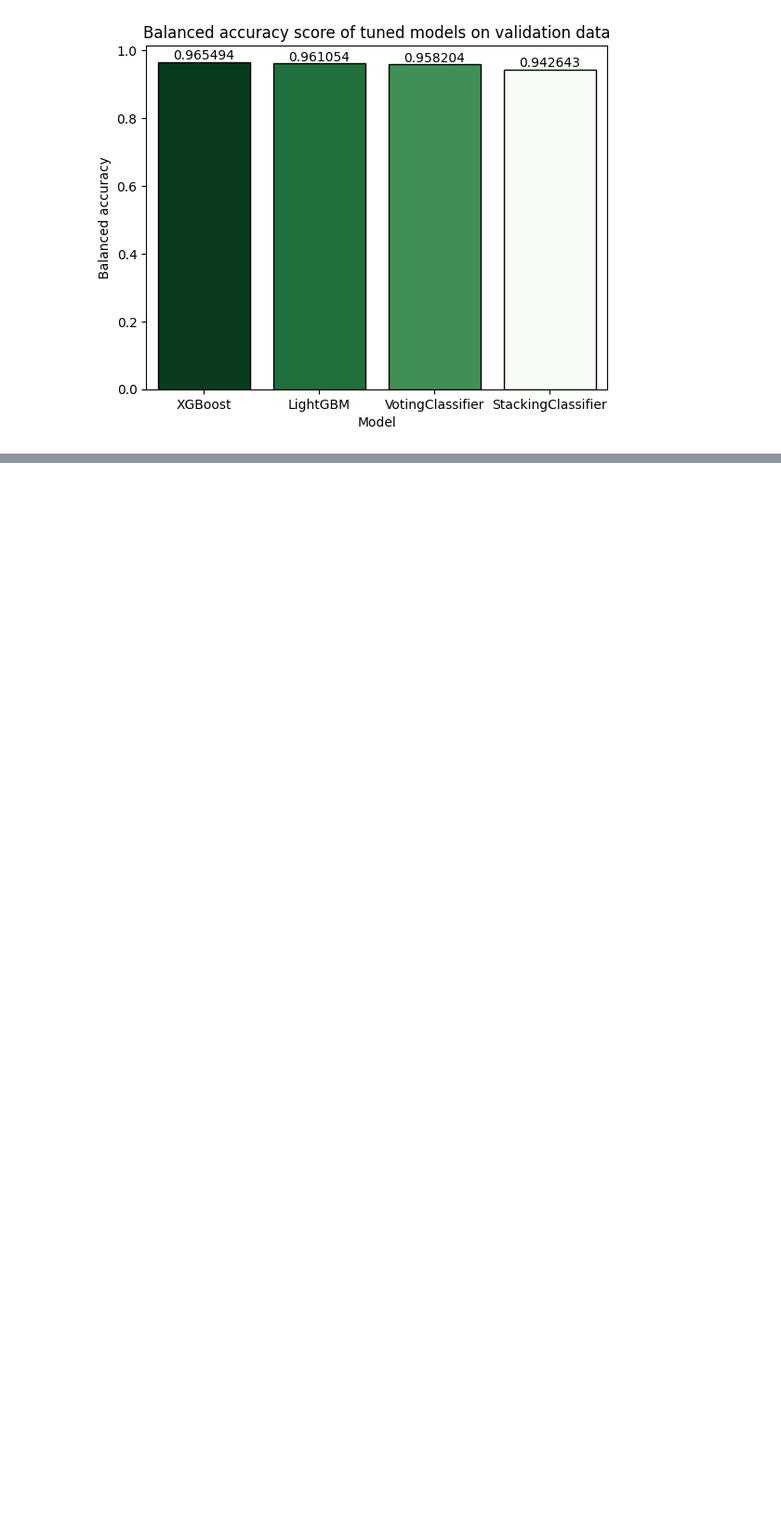
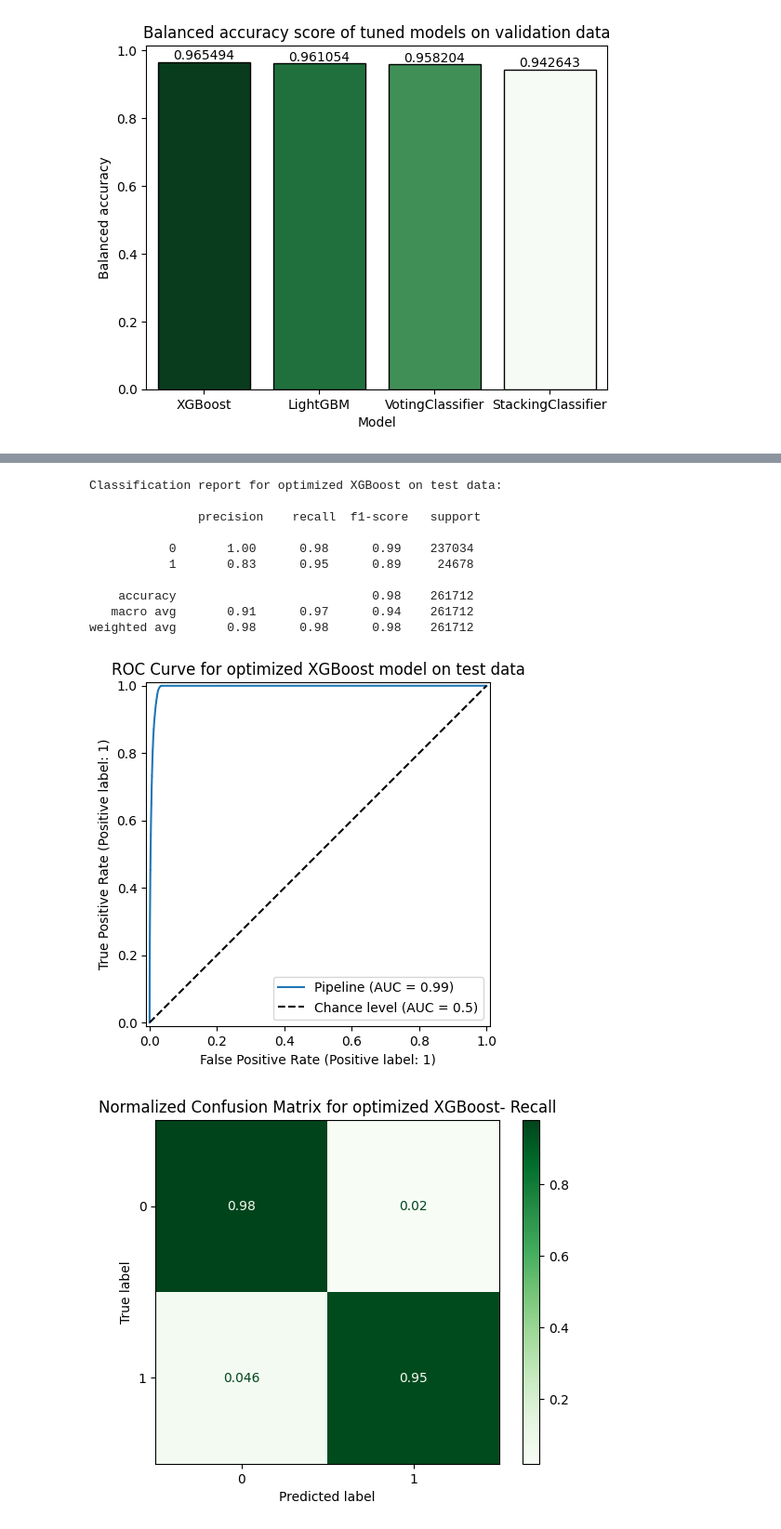
Before and after one commit to S84v/gst-analytics-hackathon, a Jupyter notebook: main.ipynb, the cells around one changed output, grey strips where cells are left out. Shown at 93% size. Cells and saved outputs as stored; diff of their text form; code cells hidden in the pictures; blank space fills up the shorter version.

```diff
--- a/main.ipynb
+++ b/main.ipynb
@@ -1730,2 +1718,49 @@ for col in model_scores_test.columns[1:]:
 [figure]
 [figure]
+# %%
+classification_report_XGB = metrics.classification_report(np.ravel(ytest), xgb_data_preprocess_pipeline.predict(xtest))
+print("Classification report for optimized XGBoost on test data: \n\n", classification_report_XGB)
+
+roc_curve_test_XGB = metrics.RocCurveDisplay.from_estimator(xgb_data_preprocess_pipeline,
+                                                        xtest,
+                                                        np.ravel(ytest),
+                                                        plot_chance_level=True)
+plt.title('ROC Curve for optimized XGBoost model on test data')
+plt.show()
+
+ax = metrics.ConfusionMatrixDisplay.from_estimator(xgb_data_preprocess_pipeline,
+                                                   xtest,
+                                                   np.ravel(ytest),
+                                                   normalize='true',
+                                                   cmap = 'Greens')
+plt.title('Normalized Confusion Matrix for optimized XGBoost- Recall')
+plt.show()
+
+ax = metrics.ConfusionMatrixDisplay.from_estimator(xgb_data_preprocess_pipeline,
+                                                   xtest,
+                                                   np.ravel(ytest),
+                                                   normalize='pred',
+                                                   cmap = 'Greens')
+plt.title('Normalized Confusion Matrix for optimized XGBoost- Precision')
+plt.show()
+
+ax = metrics.ConfusionMatrixDisplay.from_estimator(xgb_data_preprocess_pipeline,
+                                                   xtest,
+                                                   np.ravel(ytest),
+                                                   normalize='all',
+                                                   cmap = 'Greens')
+plt.title('Normalized Confusion Matrix for optimized XGBoost- All values')
+plt.show()
+# %% [output]
+Classification report for optimized XGBoost on test data:
+
+               precision    recall  f1-score   support
+
+           0       1.00      0.98      0.99    237034
+           1       0.83      0.95      0.89     24678
+
+    accuracy                           0.98    261712
+   macro avg       0.91      0.97      0.94    261712
+weighted avg       0.98      0.98      0.98    261712
+[figure, added]
+[figure, added]
```
Also changed, not shown: parts of 8 cells of this notebook.
